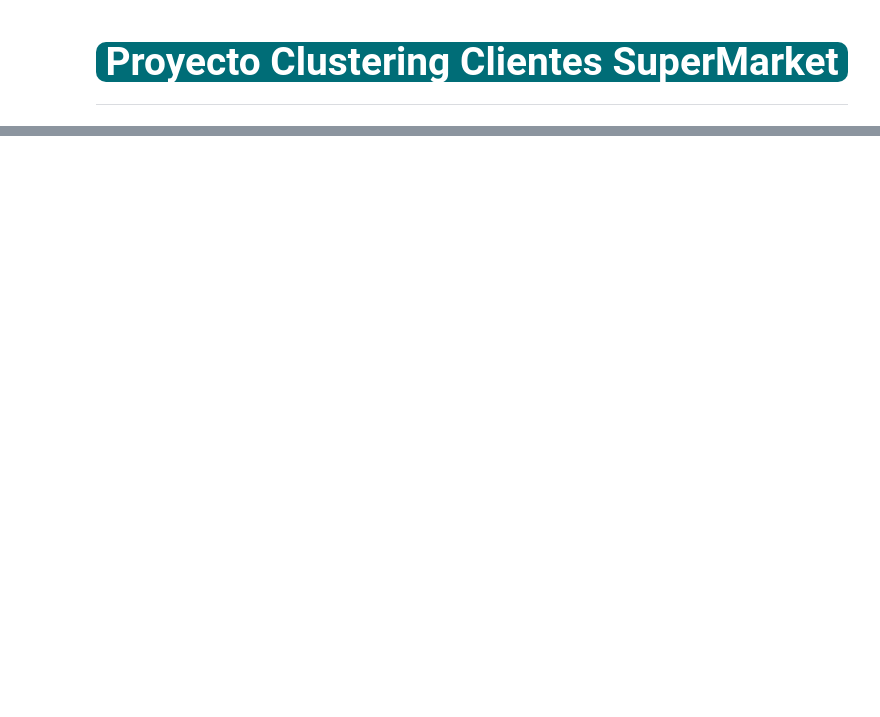
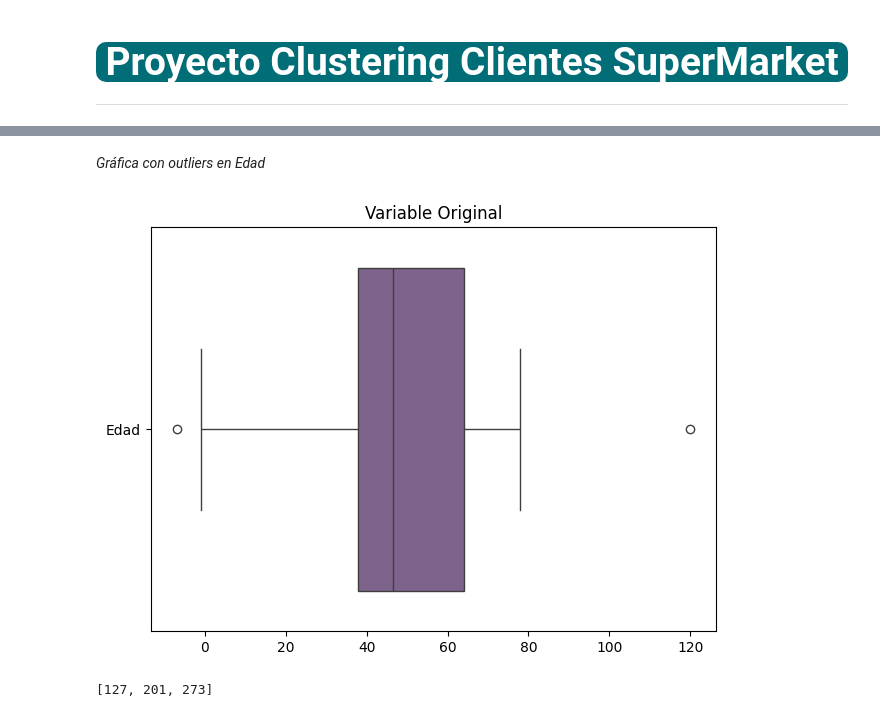
Before and after one commit to linerlander/Proyecto-Clustering-Clientes-SuperMarket, a Jupyter notebook: proyecto_clustering.ipynb, the cells around one changed output, grey strips where cells are left out. Cells and saved outputs as stored; diff of their text form; code cells hidden in the pictures; blank space fills up the shorter version.

```diff
--- a/proyecto_clustering.ipynb
+++ b/proyecto_clustering.ipynb
@@ -30,0 +190,12 @@
+# %% [markdown]
+*Gráfica con outliers en Edad*
+# %%
+sns.boxplot(data = df[['Edad']], orient="h", color = '#805D93')
+plt.title('Variable Original')
+plt.tight_layout();
+# %% [output]
+[figure, added]
+# %%
+df['Edad'].loc[(df['Edad']< 18) |(df['Edad']> 90) ].index.tolist()
+# %% [output]
+[127, 201, 273]
```
Also changed, not shown: parts of 48 cells of this notebook.
